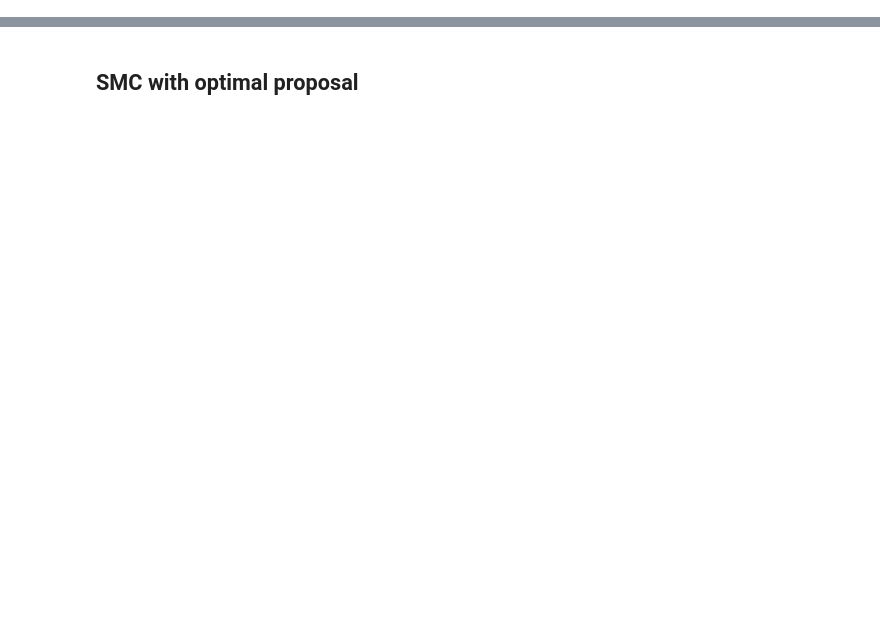
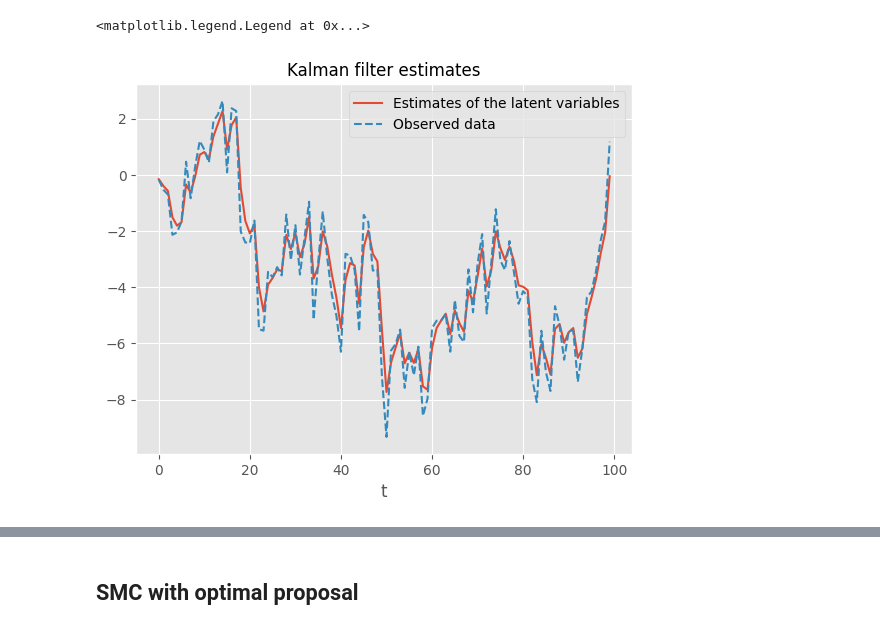
Before and after one commit to Perez-Amanda/ComputacionalStatistics_FinalProject, a Jupyter notebook: SMC.ipynb, the cells around one changed output, grey strips where cells are left out. Saved outputs shown, nothing was run; the diff lists cells and outputs as text; code cells hidden in the pictures; blank space fills up the shorter version.

```diff
--- a/SMC.ipynb
+++ b/SMC.ipynb
@@ -382,0 +196,9 @@ Another common approach is to use the prior distribution as a proposal for SMC.
+# %%
+X_hat = KalmanFilter(Y,
+                     np.array([[0.95]]),
+                     np.array([[1]]),
+                     np.array([[1]]),
+                     np.array([[1]]),
+                     np.array([0]),    # educated guess
+                     np.array([[10]])  # high variance, because the guess is probably wrong
+                    )
@@ -382,0 +230,10 @@ Another common approach is to use the prior distribution as a proposal for SMC.
+# %%
+# Plotting the obtained estimates
+plt.plot(X_hat, label='Estimates of the latent variables')
+plt.plot(Y, ls='--',label='Observed data')
+plt.xlabel("t")
+plt.title("Kalman filter estimates",size=12)
+plt.legend()
+# %% [output]
+<matplotlib.legend.Legend at 0x...>
+[figure, added]
```
Also changed, not shown: parts of 142 cells of this notebook, 2 other files.
